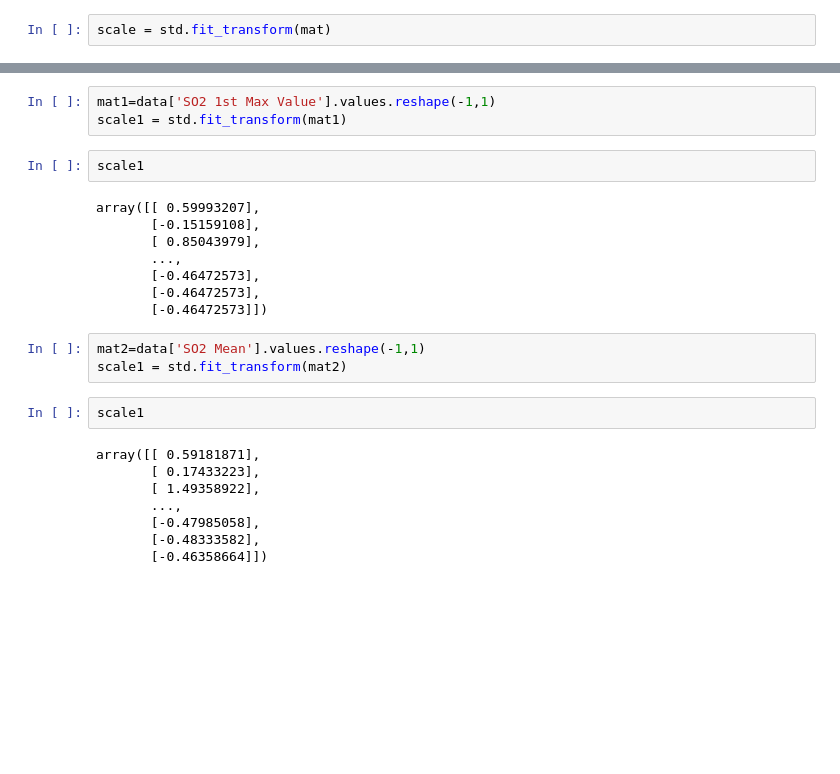
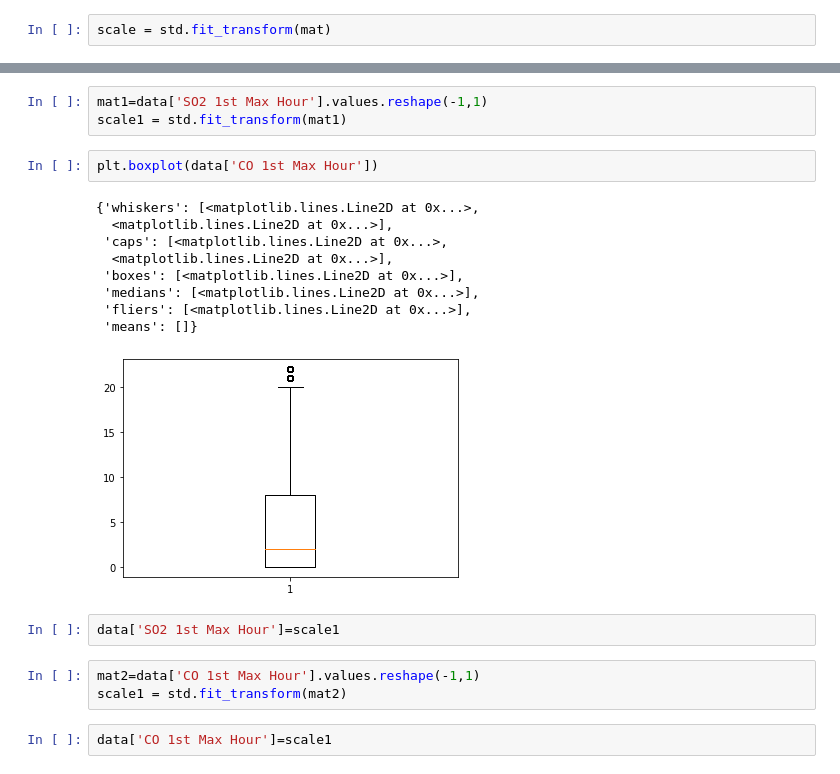
Before and after one commit to aswathipv/ictlarkaswathi, a Jupyter notebook: week1-checkpoint.ipynb, the cells around one changed output, grey strips where cells are left out. Drawn from its saved outputs; the diff is of its cells as text; blank space fills up the shorter version.

```diff
--- a/week1-checkpoint.ipynb
+++ b/week1-checkpoint.ipynb
@@ -460,26 +646,22 @@ array([[ 1.64732058],
 # %%
-mat1=data['SO2 1st Max Value'].values.reshape(-1,1)
+mat1=data['SO2 1st Max Hour'].values.reshape(-1,1)
 scale1 = std.fit_transform(mat1)
+# %%
+plt.boxplot(data['CO 1st Max Hour'])
+# %% [output]
+{'whiskers': [<matplotlib.lines.Line2D at 0x...>,
+  <matplotlib.lines.Line2D at 0x...>],
+ 'caps': [<matplotlib.lines.Line2D at 0x...>,
+  <matplotlib.lines.Line2D at 0x...>],
+ 'boxes': [<matplotlib.lines.Line2D at 0x...>],
+ 'medians': [<matplotlib.lines.Line2D at 0x...>],
+ 'fliers': [<matplotlib.lines.Line2D at 0x...>],
+ 'means': []}
+[figure, added]
 # %%
-scale1
+data['SO2 1st Max Hour']=scale1
-# %% [output]
-array([[ 0.59993207],
-       [-0.15159108],
-       [ 0.85043979],
-       ...,
-       [-0.46472573],
-       [-0.46472573],
-       [-0.46472573]])
 # %%
-mat2=data['SO2 Mean'].values.reshape(-1,1)
+mat2=data['CO 1st Max Hour'].values.reshape(-1,1)
 scale1 = std.fit_transform(mat2)
 # %%
-scale1
+data['CO 1st Max Hour']=scale1
-# %% [output]
-array([[ 0.59181871],
-       [ 0.17433223],
-       [ 1.49358922],
-       ...,
-       [-0.47985058],
-       [-0.48333582],
-       [-0.46358664]])
```
Also changed, not shown: parts of 47 cells of this notebook.
